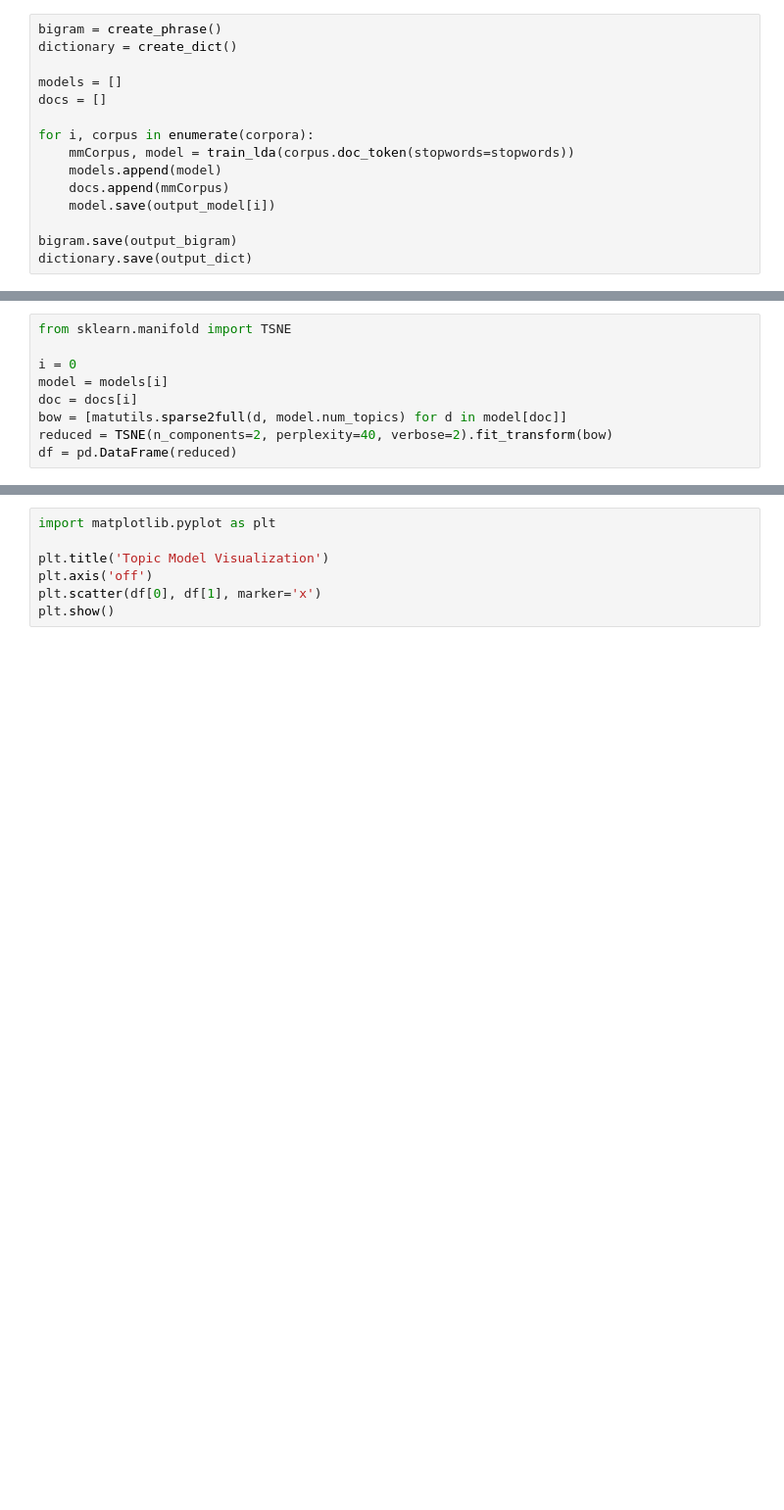
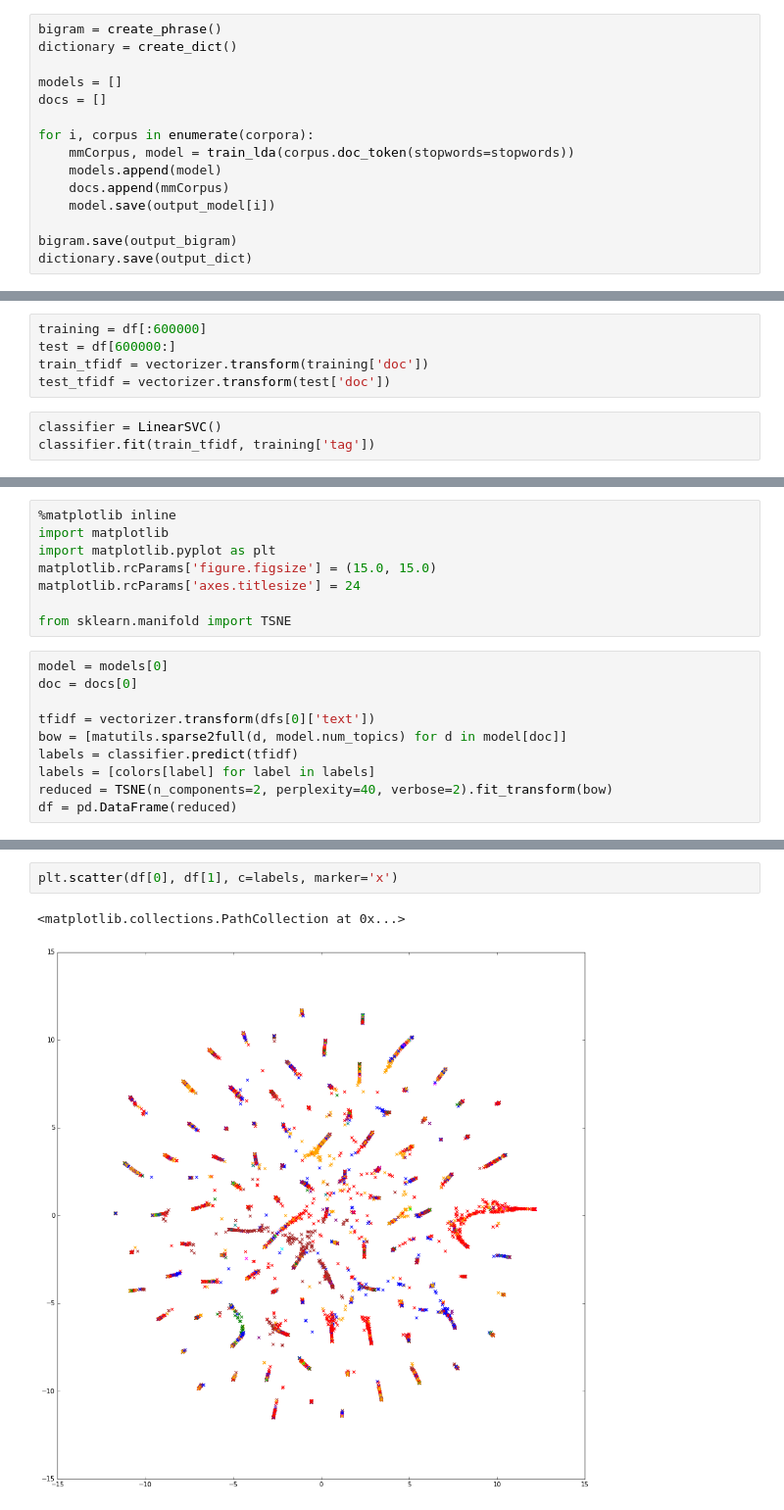
Before and after one commit to smartinsightsfromdata/StalkerML, a Jupyter notebook: Generate Topic Models LDA.ipynb, the cells around one changed output, grey strips where cells are left out. Shown at 98% size. Saved outputs shown, nothing was run; the diff lists cells and outputs as text; blank space fills up the shorter version.

```diff
--- a/Generate Topic Models LDA.ipynb
+++ b/Generate Topic Models LDA.ipynb
@@ -61,0 +131,8 @@ dictionary.save(output_dict)
+# %%
+training = df[:600000]
+test = df[600000:]
+train_tfidf = vectorizer.transform(training['doc'])
+test_tfidf = vectorizer.transform(test['doc'])
+# %%
+classifier = LinearSVC()
+classifier.fit(train_tfidf, training['tag'])
@@ -62,9 +150,18 @@ dictionary.save(output_dict)
+# %%
+%matplotlib inline
+import matplotlib
+import matplotlib.pyplot as plt
+matplotlib.rcParams['figure.figsize'] = (15.0, 15.0)
+matplotlib.rcParams['axes.titlesize'] = 24
+
+from sklearn.manifold import TSNE
 # %%
-from sklearn.manifold import TSNE
+model = models[0]
+doc = docs[0]
 
-i = 0
-model = models[i]
-doc = docs[i]
+tfidf = vectorizer.transform(dfs[0]['text'])
 bow = [matutils.sparse2full(d, model.num_topics) for d in model[doc]]
+labels = classifier.predict(tfidf)
+labels = [colors[label] for label in labels]
 reduced = TSNE(n_components=2, perplexity=40, verbose=2).fit_transform(bow)
 df = pd.DataFrame(reduced)
@@ -71,7 +186,5 @@ df = pd.DataFrame(reduced)
-# %%
-import matplotlib.pyplot as plt
-
-plt.title('Topic Model Visualization')
-plt.axis('off')
-plt.scatter(df[0], df[1], marker='x')
-plt.show()
+# %%
+plt.scatter(df[0], df[1], c=labels, marker='x')
+# %% [output]
+<matplotlib.collections.PathCollection at 0x...>
+[figure, added]
```
Also changed, not shown: parts of 14 cells of this notebook, 5 other files.
